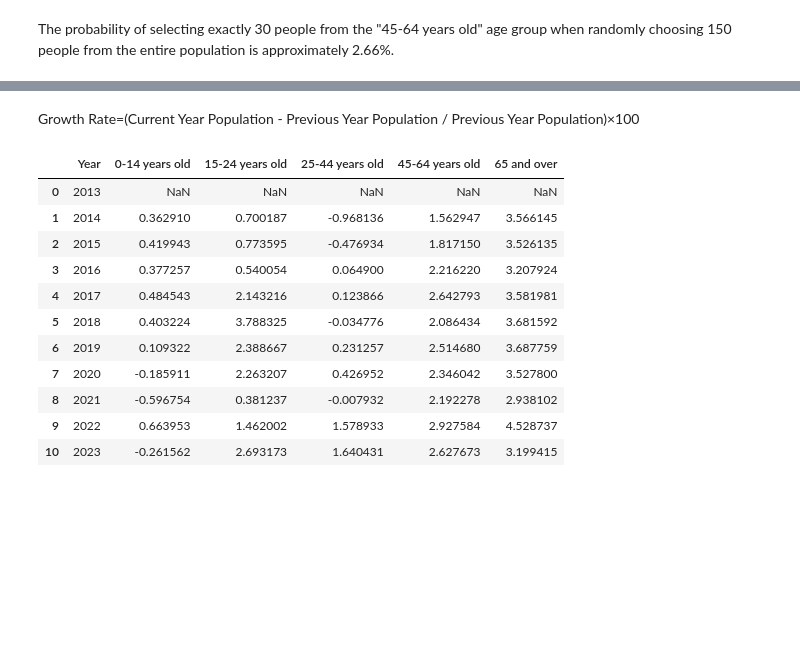
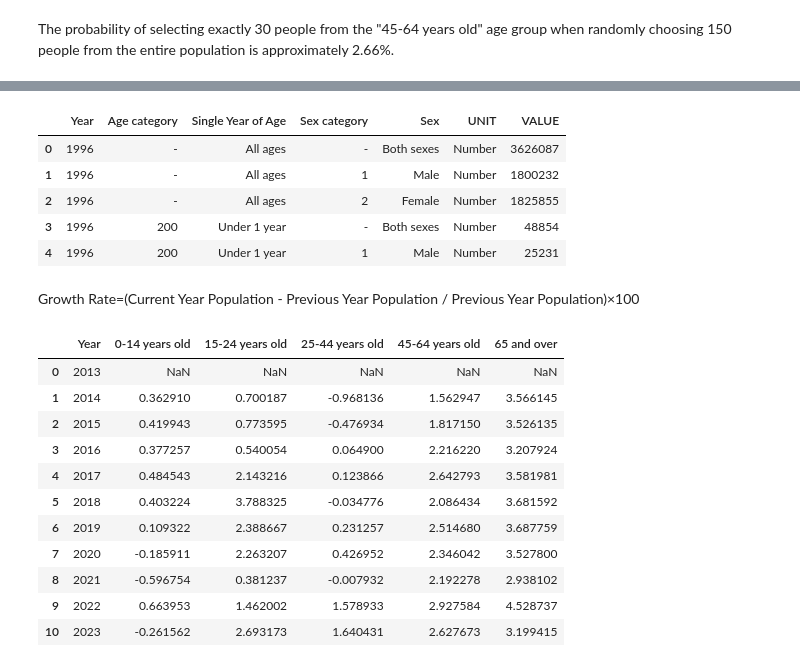
Before and after one commit to Ivkoto/DataAnalyticsMachineLearning, a Jupyter notebook: Data_Preparation/CA1_V6_2_refactored.ipynb, the cells around one changed output, grey strips where cells are left out. Saved outputs shown, nothing was run; the diff lists cells and outputs as text; code cells hidden in the pictures; blank space fills up the shorter version.

```diff
--- a/Data_Preparation/CA1_V6_2_refactored.ipynb
+++ b/Data_Preparation/CA1_V6_2_refactored.ipynb
@@ -269,3 +332,12 @@ The probability of selecting exactly 30 people from the "45-64 years old" age gr
+# %%
+population_df_1996.head()
+# %% [output]
+|  | Year | Age category | Single Year of Age | Sex category | Sex | UNIT | VALUE |
+| 0 | 1996 | - | All ages | - | Both sexes | Number | 3626087 |
+| 1 | 1996 | - | All ages | 1 | Male | Number | 1800232 |
+| 2 | 1996 | - | All ages | 2 | Female | Number | 1825855 |
+| 3 | 1996 | 200 | Under 1 year | - | Both sexes | Number | 48854 |
+| 4 | 1996 | 200 | Under 1 year | 1 | Male | Number | 25231 |
 # %% [markdown]
 Growth Rate=(Current Year Population - Previous Year Population / Previous Year Population)×100
 # %%
```
Also changed, not shown: parts of 24 cells of this notebook.
